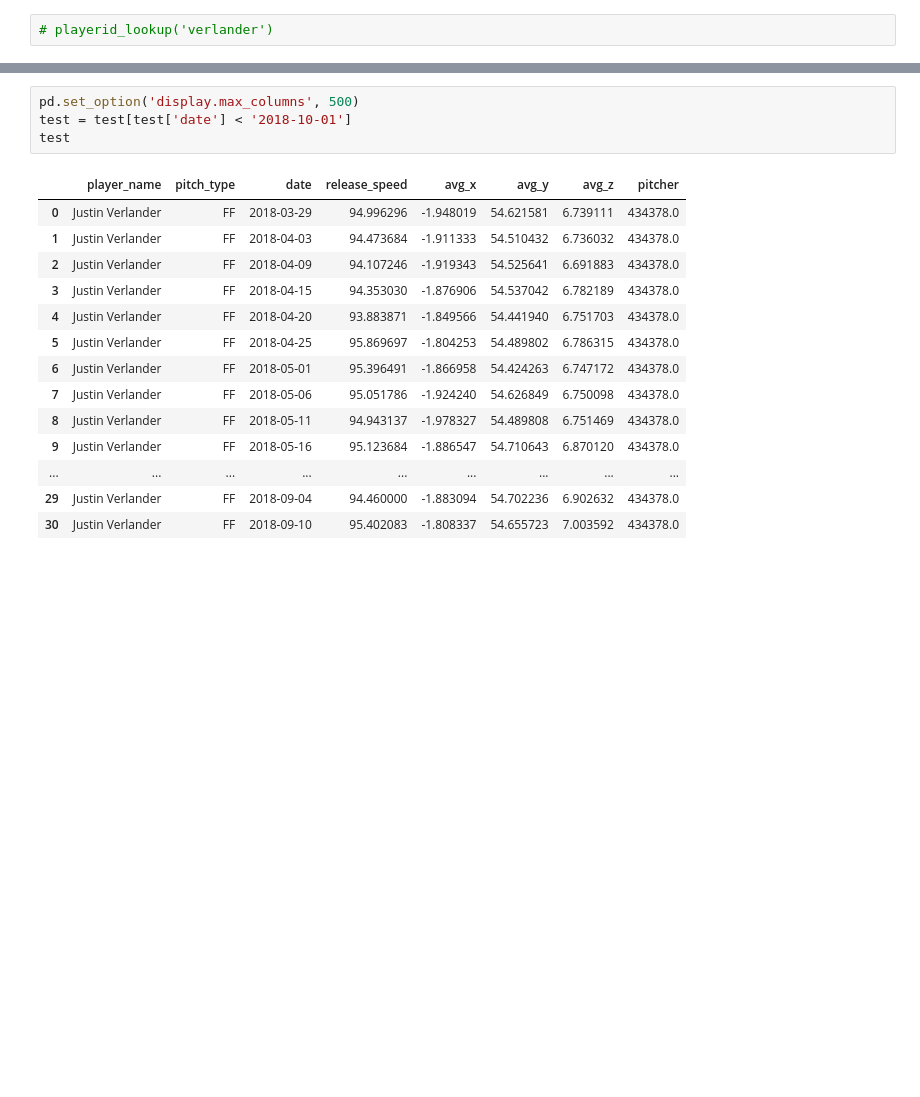
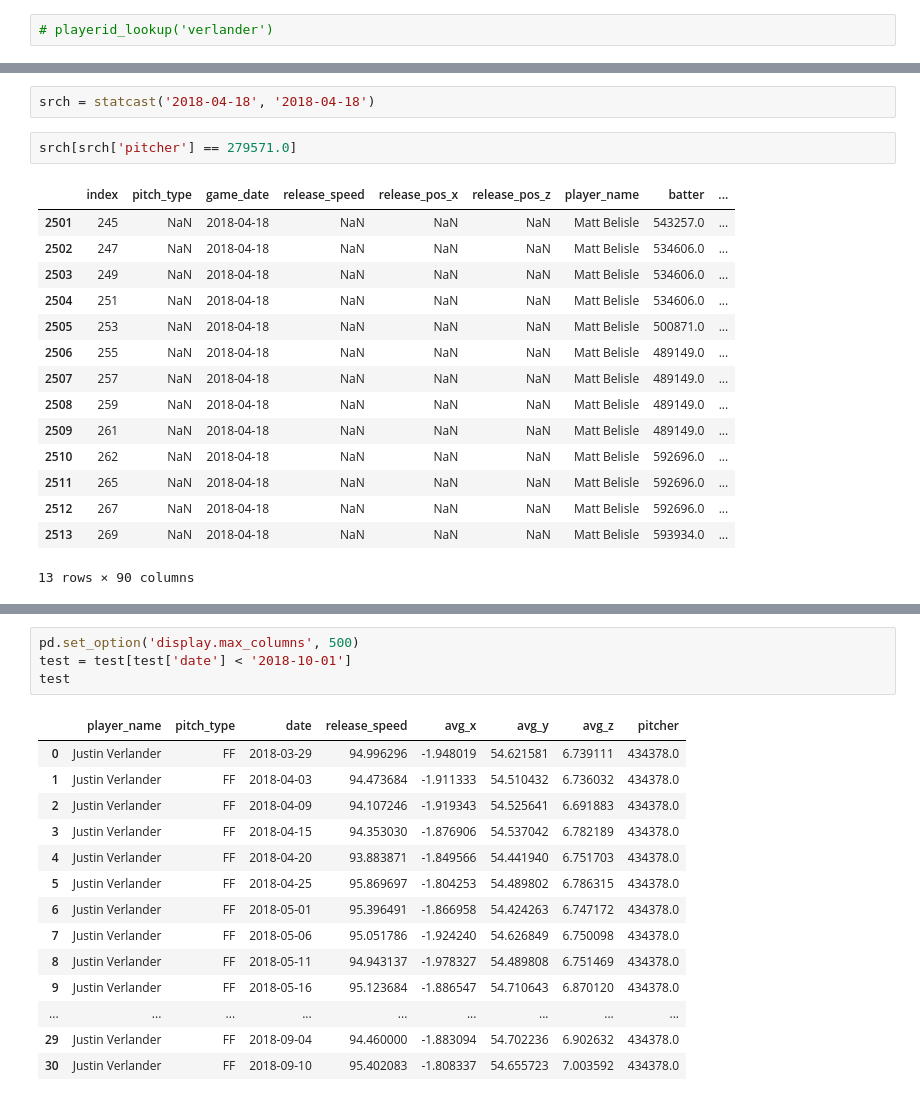
Before and after one commit to t-phill/mlb_injuries, a Jupyter notebook: notebooks/explore.ipynb, the cells around one changed output, grey strips where cells are left out. Cells and saved outputs as stored; diff of their text form; blank space fills up the shorter version.

Commit message:
statcast db scripts/generation

```diff
--- a/notebooks/explore.ipynb
+++ b/notebooks/explore.ipynb
@@ -49,0 +58,20 @@ test
+# %%
+srch = statcast('2018-04-18', '2018-04-18')
+# %%
+srch[srch['pitcher'] == 279571.0]
+# %% [output]
+|  | index | pitch_type | game_date | release_speed | release_pos_x | release_pos_z | player_name | batter | ... |
+| 2501 | 245 | NaN | 2018-04-18 | NaN | NaN | NaN | Matt Belisle | 543257.0 | ... |
+| 2502 | 247 | NaN | 2018-04-18 | NaN | NaN | NaN | Matt Belisle | 534606.0 | ... |
+| 2503 | 249 | NaN | 2018-04-18 | NaN | NaN | NaN | Matt Belisle | 534606.0 | ... |
+| 2504 | 251 | NaN | 2018-04-18 | NaN | NaN | NaN | Matt Belisle | 534606.0 | ... |
+| 2505 | 253 | NaN | 2018-04-18 | NaN | NaN | NaN | Matt Belisle | 500871.0 | ... |
+| 2506 | 255 | NaN | 2018-04-18 | NaN | NaN | NaN | Matt Belisle | 489149.0 | ... |
+| 2507 | 257 | NaN | 2018-04-18 | NaN | NaN | NaN | Matt Belisle | 489149.0 | ... |
+| 2508 | 259 | NaN | 2018-04-18 | NaN | NaN | NaN | Matt Belisle | 489149.0 | ... |
+| 2509 | 261 | NaN | 2018-04-18 | NaN | NaN | NaN | Matt Belisle | 489149.0 | ... |
+| 2510 | 262 | NaN | 2018-04-18 | NaN | NaN | NaN | Matt Belisle | 592696.0 | ... |
+| 2511 | 265 | NaN | 2018-04-18 | NaN | NaN | NaN | Matt Belisle | 592696.0 | ... |
+| 2512 | 267 | NaN | 2018-04-18 | NaN | NaN | NaN | Matt Belisle | 592696.0 | ... |
+| 2513 | 269 | NaN | 2018-04-18 | NaN | NaN | NaN | Matt Belisle | 593934.0 | ... |
+13 rows × 90 columns
```
Also changed, not shown: parts of 6 cells of this notebook.
